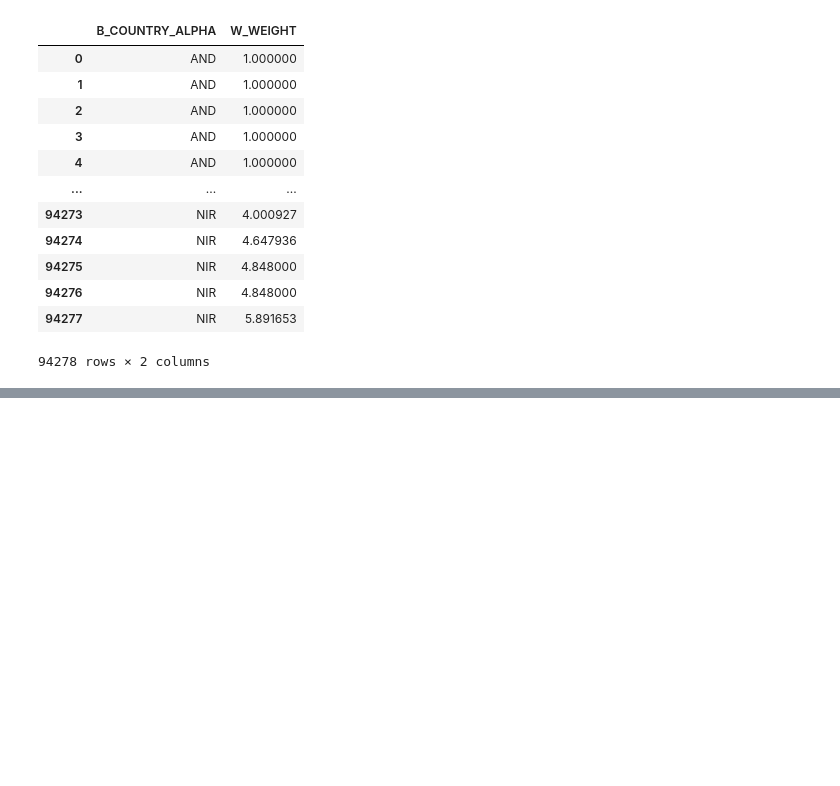
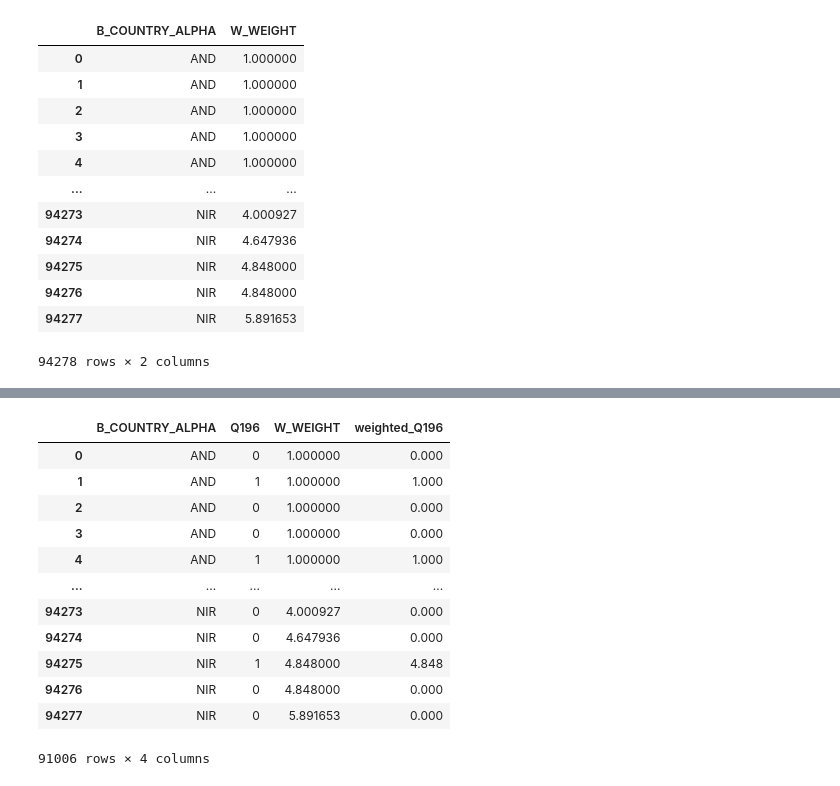
Before and after one commit to ns037/Sunwater_Institute, a Jupyter notebook: weighted_variables.ipynb, the cells around one changed output, grey strips where cells are left out. Drawn from its saved outputs; the diff is of its cells as text; code cells hidden in the pictures; blank space fills up the shorter version.

```diff
--- a/weighted_variables.ipynb
+++ b/weighted_variables.ipynb
@@ -430,0 +455,17 @@ country_weight = data[['B_COUNTRY_ALPHA','W_WEIGHT']]
+# %%
+country_Q196['weighted_Q196'] = country_Q196.Q196 * country_Q196.W_WEIGHT
+country_Q196
+# %% [output]
+|  | B_COUNTRY_ALPHA | Q196 | W_WEIGHT | weighted_Q196 |
+| 0 | AND | 0 | 1.000000 | 0.000 |
+| 1 | AND | 1 | 1.000000 | 1.000 |
+| 2 | AND | 0 | 1.000000 | 0.000 |
+| 3 | AND | 0 | 1.000000 | 0.000 |
+| 4 | AND | 1 | 1.000000 | 1.000 |
+| ... | ... | ... | ... | ... |
+| 94273 | NIR | 0 | 4.000927 | 0.000 |
+| 94274 | NIR | 0 | 4.647936 | 0.000 |
+| 94275 | NIR | 1 | 4.848000 | 4.848 |
+| 94276 | NIR | 0 | 4.848000 | 0.000 |
+| 94277 | NIR | 0 | 5.891653 | 0.000 |
+91006 rows × 4 columns
```
Also changed, not shown: parts of 7 cells of this notebook.
